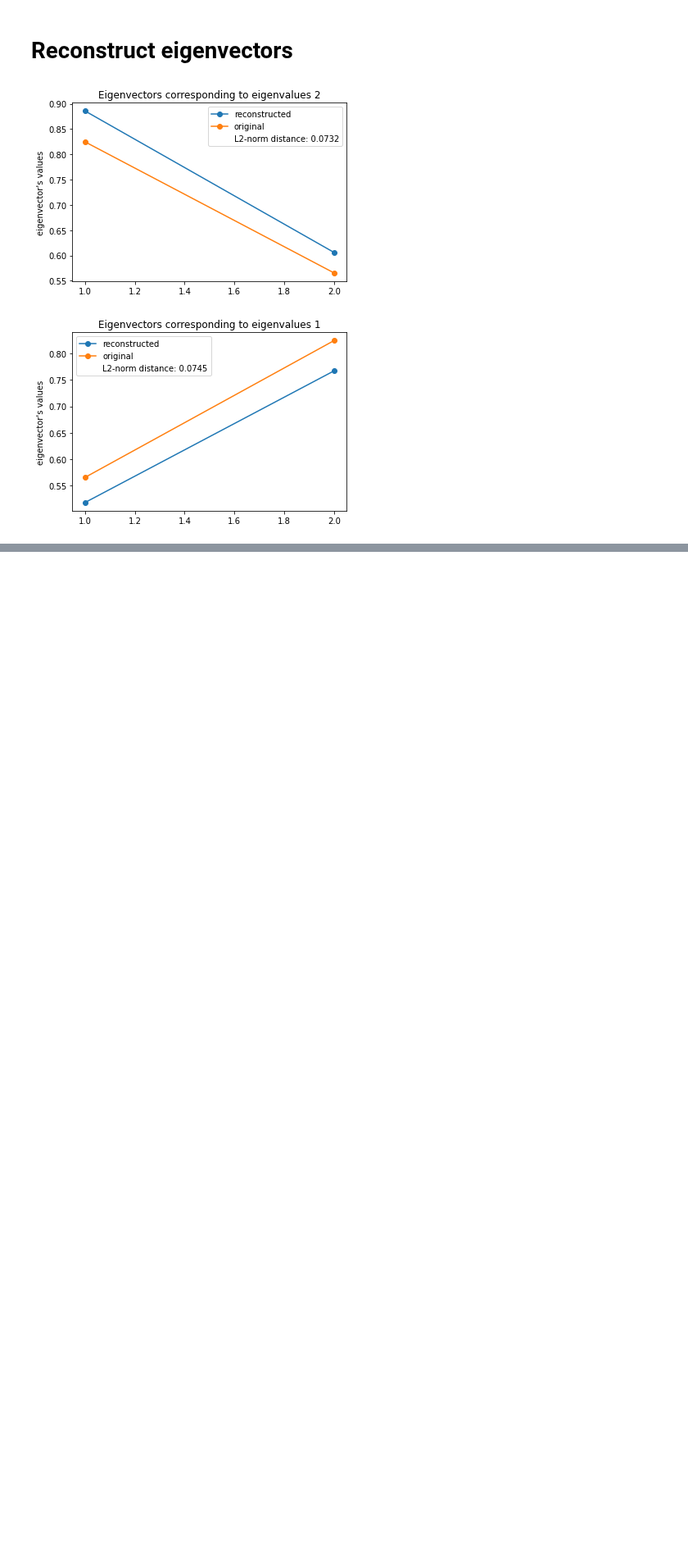
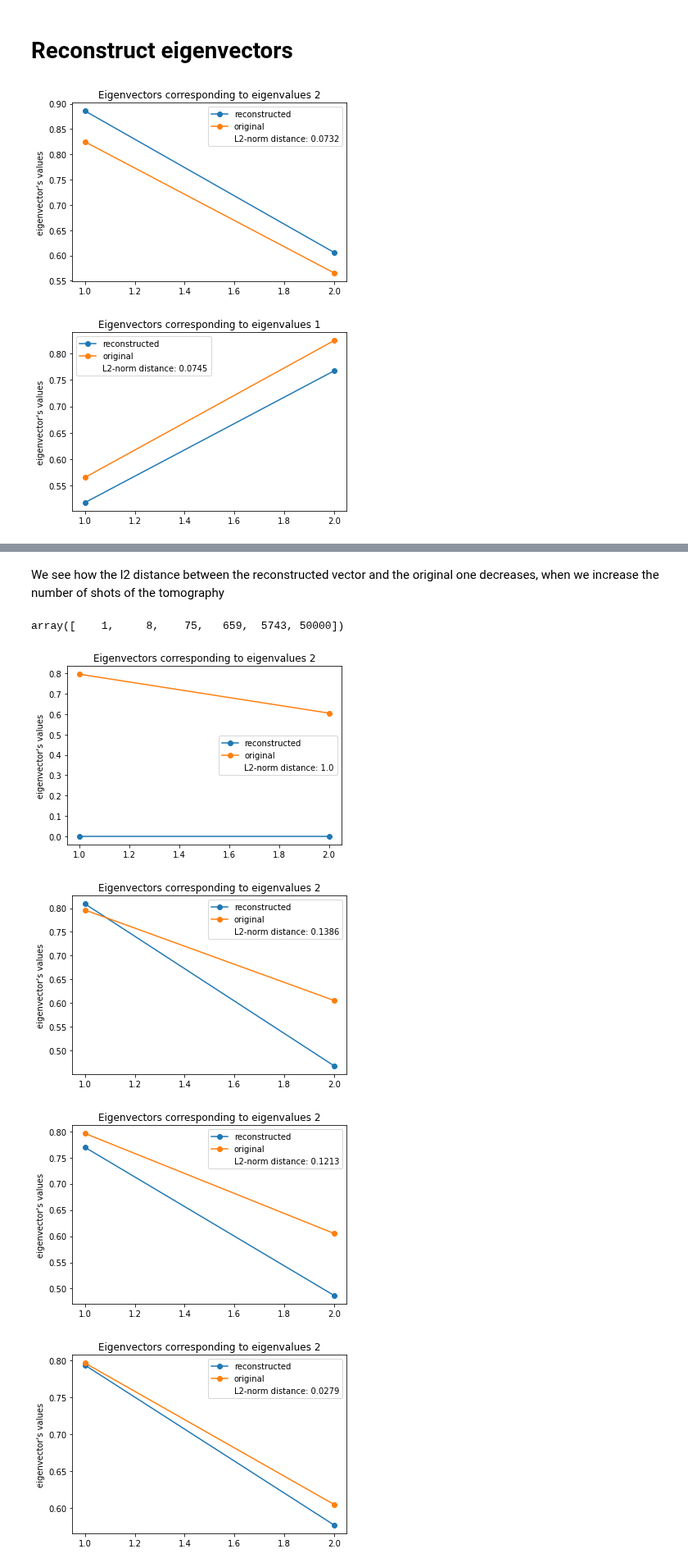
Before and after one commit to PolnareffPark/QuPCA, a Jupyter notebook: Benchmark.ipynb, the cells around one changed output, grey strips where cells are left out. Shown at 82% size. Drawn from its saved outputs; the diff is of its cells as text; code cells hidden in the pictures; blank space fills up the shorter version.

Commit message:
add first benchmarking

```diff
--- a/Benchmark.ipynb
+++ b/Benchmark.ipynb
@@ -43,0 +50,2 @@ eigenvectors_benchmarking(originals=input_matrix,reconstructed_eigenvectors=eige
+# %%
+qpca=QPCA(resolution=2, seed=1235)
@@ -43,0 +108,19 @@ eigenvectors_benchmarking(originals=input_matrix,reconstructed_eigenvectors=eige
+# %% [markdown]
+We see how the l2 distance between the reconstructed vector and the original one decreases, when we increase the number of shots of the tomography
+# %%
+measure_indexes = np.geomspace(1, 50000, num=6, dtype=np.int64)
+measure_indexes = check_measure(measure_indexes, faster_measure_increment=1000)
+measure_indexes
+# %% [output]
+array([    1,     8,    75,   659,  5743, 50000])
+# %%
+l2_list=[]
+for s in measure_indexes:
+    reconstructed_statevector=qpca.state_vector_tomography(n_shots=s)
+    reconstructed_eigenvectors=qpca.eigenvectors_reconstruction()
+    qpca.eigenvectors_benchmarking()
+# %% [output]
+[figure, added]
+[figure, added]
+[figure, added]
+[figure, added]
```
Also changed, not shown: parts of 12 cells of this notebook.
